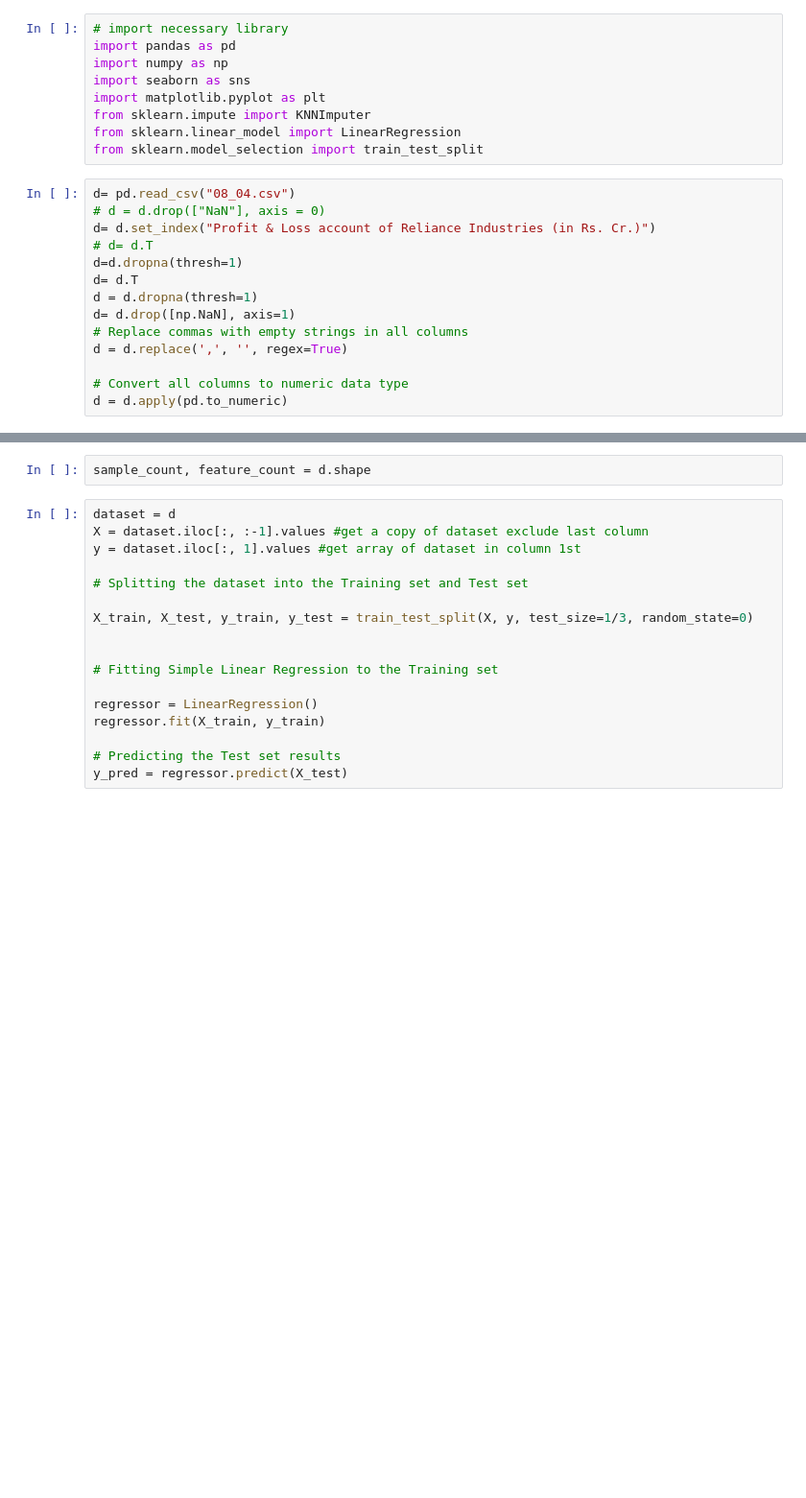
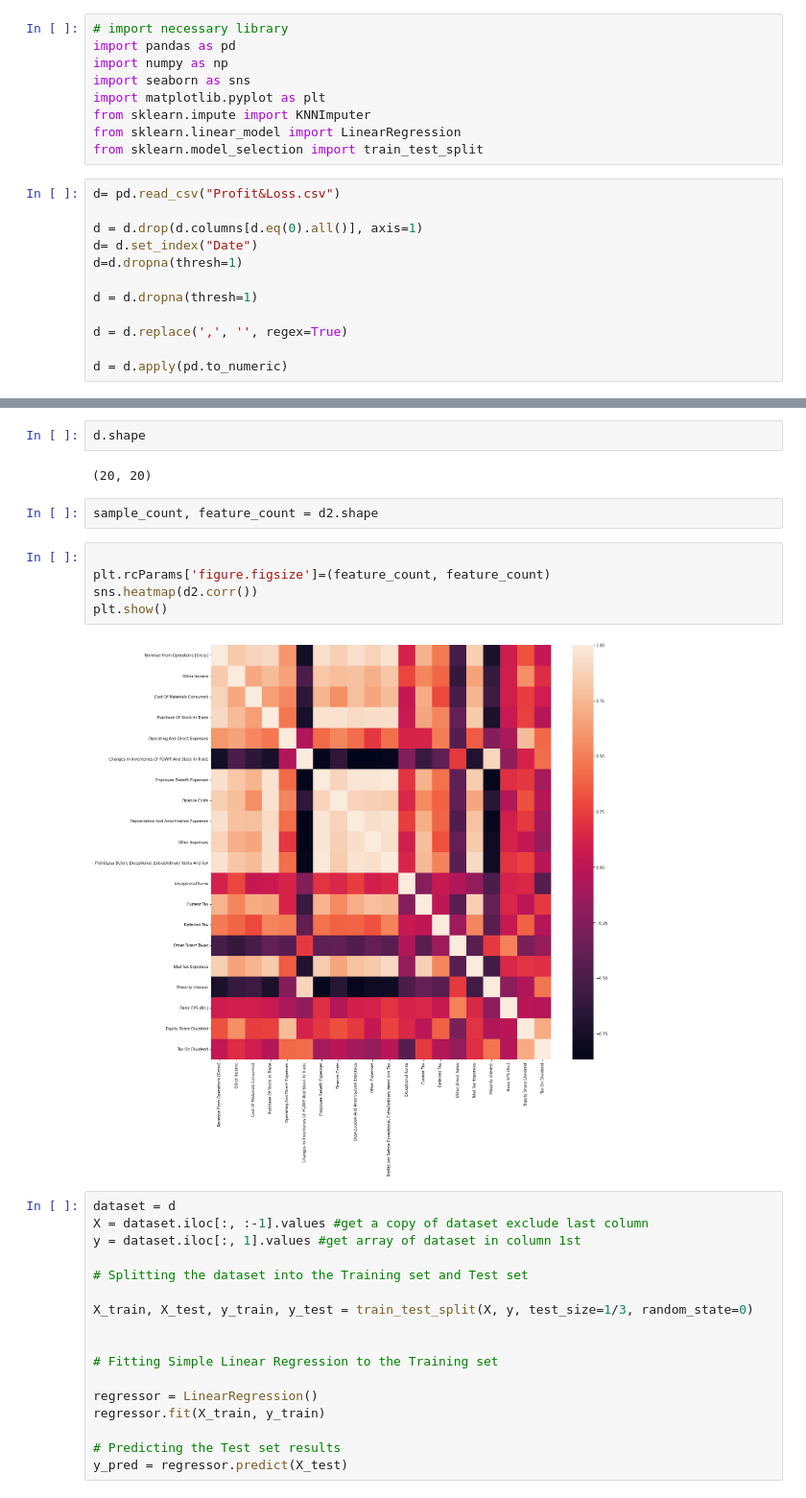
Before and after one commit to qnot/stock-post-finance, a Jupyter notebook: stock_post_finance.ipynb, the cells around one changed output, grey strips where cells are left out. Shown at 96% size. Drawn from its saved outputs; the diff is of its cells as text; blank space fills up the shorter version.

```diff
--- a/stock_post_finance.ipynb
+++ b/stock_post_finance.ipynb
@@ -24,16 +24,14 @@ from sklearn.impute import KNNImputer
 from sklearn.linear_model import LinearRegression
 from sklearn.model_selection import train_test_split
 # %%
-d= pd.read_csv("08_04.csv")
-# d = d.drop(["NaN"], axis = 0)
-d= d.set_index("Profit & Loss account of Reliance Industries (in Rs. Cr.)")
-# d= d.T
+d= pd.read_csv("Profit&Loss.csv")
+
+d = d.drop(d.columns[d.eq(0).all()], axis=1)
+d= d.set_index("Date")
 d=d.dropna(thresh=1)
-d= d.T
+
 d = d.dropna(thresh=1)
-d= d.drop([np.NaN], axis=1)
-# Replace commas with empty strings in all columns
+
 d = d.replace(',', '', regex=True)
 
-# Convert all columns to numeric data type
 d = d.apply(pd.to_numeric)
@@ -57,5 +54,16 @@ for feature in high_corr_features:
+# %%
+d.shape
+# %% [output]
+(20, 20)
 # %%
-sample_count, feature_count = d.shape
+sample_count, feature_count = d2.shape
+# %%
+
+plt.rcParams['figure.figsize']=(feature_count, feature_count)
+sns.heatmap(d2.corr())
+plt.show()
+# %% [output]
+[figure, added]
 # %%
 dataset = d
 X = dataset.iloc[:, :-1].values #get a copy of dataset exclude last column
```
Also changed, not shown: parts of 6 cells of this notebook.
